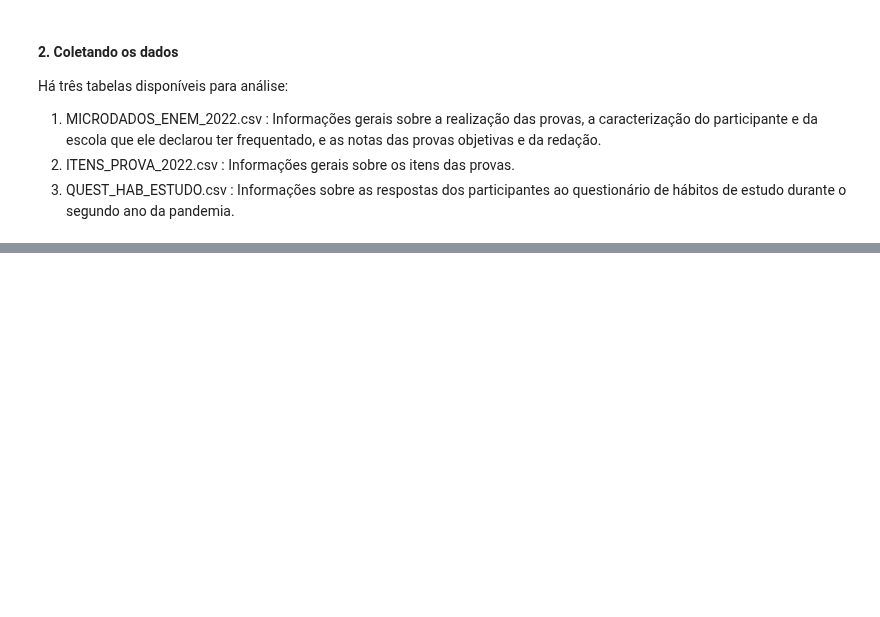
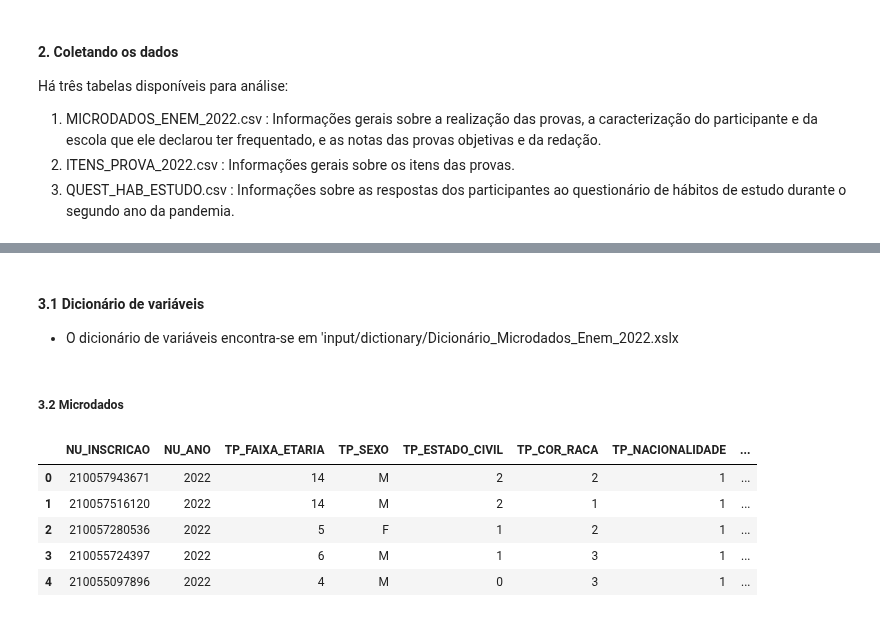
Before and after one commit to allmeidaapedro/Enem-Analysis, a Jupyter notebook: eda.ipynb, the cells around one changed output, grey strips where cells are left out. Drawn from its saved outputs; the diff is of its cells as text; code cells hidden in the pictures; blank space fills up the shorter version.

Commit message:
Entendimento inicial e limpeza dos dados

```diff
--- a/eda.ipynb
+++ b/eda.ipynb
@@ -20,10 +20,14 @@ dentre outras. Inclusive, o próprio número de inscrição real do participante
 # %% [markdown]
 #### 1. Importando as bibliotecas
 # %%
+# Data manipulation and visualization.
 import pandas as pd
 import numpy as np
 import matplotlib.pyplot as plt
 import seaborn as sns
+
+# Visualize all the columns.
+pd.set_option('display.max_columns', None)
 # %% [markdown]
 #### 2. Coletando os dados
 Há três tabelas disponíveis para análise:
@@ -32,0 +40,9 @@ Há três tabelas disponíveis para análise:
+# %%
+# Reading large data in separate chunks, then concatening into a single dataframe again.
+chunk_size = 50_000
+chunks = []
+microdados_path = "D:\MLProjects\DadosEnem\MICRODADOS_ENEM_2022.csv"
+for chunk in pd.read_csv(microdados_path, sep=';', encoding='ISO-8859-1', chunksize=chunk_size):
+   chunks.append(chunk)
+
+microdados = pd.concat(chunks, ignore_index=True)
@@ -32,0 +53,14 @@ Há três tabelas disponíveis para análise:
+# %% [markdown]
+#### 3.1 Dicionário de variáveis
+- O dicionário de variáveis encontra-se em 'input/dictionary/Dicionário_Microdados_Enem_2022.xslx
+# %% [markdown]
+##### 3.2 Microdados
+# %%
+microdados.head()
+# %% [output]
+|  | NU_INSCRICAO | NU_ANO | TP_FAIXA_ETARIA | TP_SEXO | TP_ESTADO_CIVIL | TP_COR_RACA | TP_NACIONALIDADE | ... |
+| 0 | 210057943671 | 2022 | 14 | M | 2 | 2 | 1 | ... |
+| 1 | 210057516120 | 2022 | 14 | M | 2 | 1 | 1 | ... |
+| 2 | 210057280536 | 2022 | 5 | F | 1 | 2 | 1 | ... |
+| 3 | 210055724397 | 2022 | 6 | M | 1 | 3 | 1 | ... |
+| 4 | 210055097896 | 2022 | 4 | M | 0 | 3 | 1 | ... |
```
Also changed, not shown: parts of 31 cells of this notebook, 1 other file.
